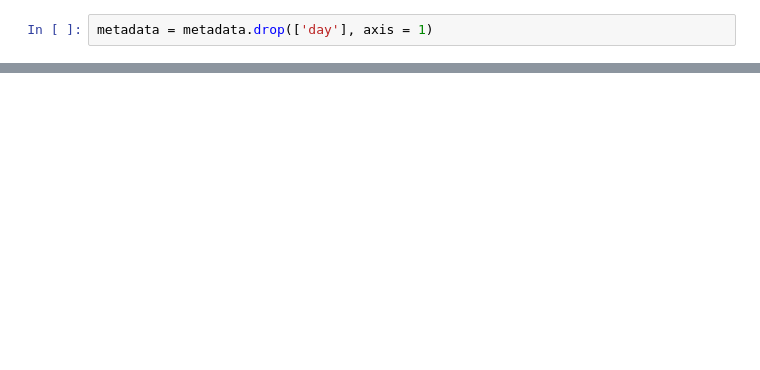
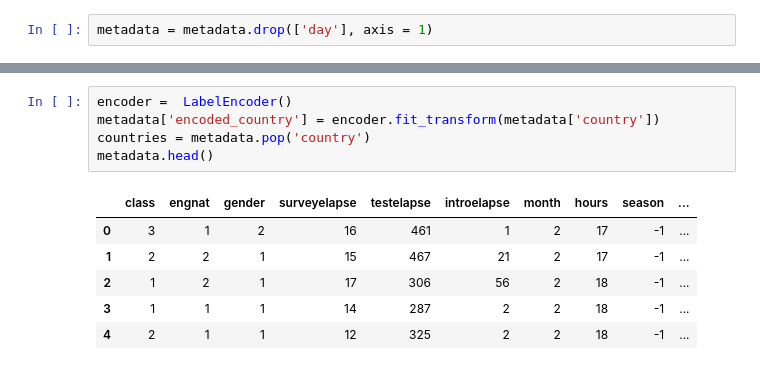
Before and after one commit to mohona-roy/introversion-extraversion-classification, a Jupyter notebook: Code.ipynb, the cells around one changed output, grey strips where cells are left out. Drawn from its saved outputs; the diff is of its cells as text; blank space fills up the shorter version.

```diff
--- a/Code.ipynb
+++ b/Code.ipynb
@@ -951,0 +974,12 @@ metadata.describe()
+# %%
+encoder =  LabelEncoder()
+metadata['encoded_country'] = encoder.fit_transform(metadata['country'])
+countries = metadata.pop('country')
+metadata.head()
+# %% [output]
+|  | class | engnat | gender | surveyelapse | testelapse | introelapse | month | hours | season | ... |
+| 0 | 3 | 1 | 2 | 16 | 461 | 1 | 2 | 17 | -1 | ... |
+| 1 | 2 | 2 | 1 | 15 | 467 | 21 | 2 | 17 | -1 | ... |
+| 2 | 1 | 2 | 1 | 17 | 306 | 56 | 2 | 18 | -1 | ... |
+| 3 | 1 | 1 | 1 | 14 | 287 | 2 | 2 | 18 | -1 | ... |
+| 4 | 2 | 1 | 1 | 12 | 325 | 2 | 2 | 18 | -1 | ... |
```
Also changed, not shown: parts of 11 cells of this notebook.
